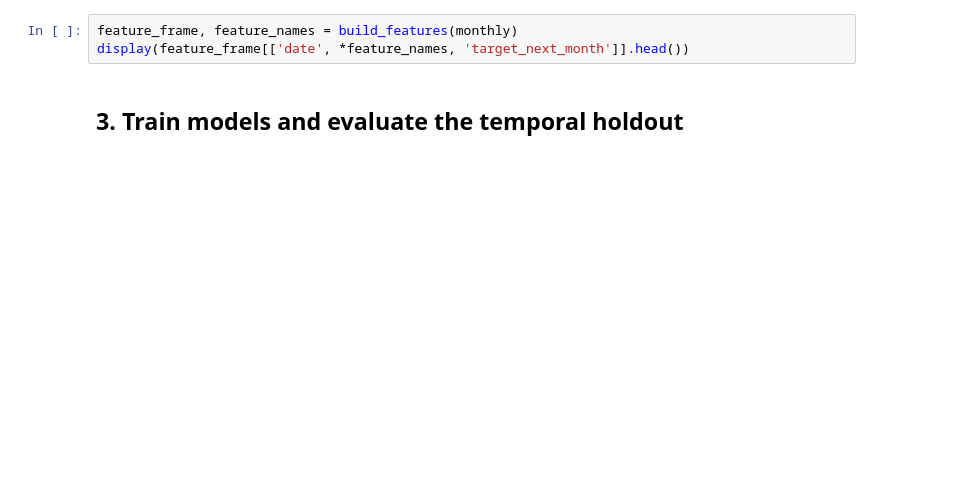
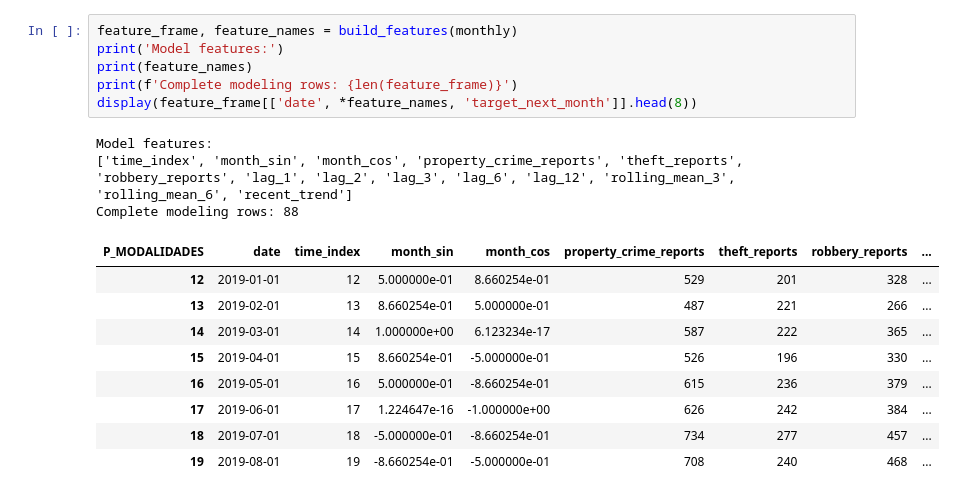
Before and after one commit to enriquehuamanisi92/Huamani-Uriarte-Enrique-Lee, a Jupyter notebook: 05_pipeline/notebook.ipynb, the cells around one changed output. Saved outputs shown, nothing was run; the diff lists cells and outputs as text; blank space fills up the shorter version.

```diff
--- a/05_pipeline/notebook.ipynb
+++ b/05_pipeline/notebook.ipynb
@@ -23,5 +152,19 @@ print('Property-crime reports:', int(monthly.property_crime_reports.sum()))
 # %%
 feature_frame, feature_names = build_features(monthly)
-display(feature_frame[['date', *feature_names, 'target_next_month']].head())
+print('Model features:')
+print(feature_names)
+print(f'Complete modeling rows: {len(feature_frame)}')
+display(feature_frame[['date', *feature_names, 'target_next_month']].head(8))
+# %% [output]
+Model features:
+['time_index', 'month_sin', 'month_cos', 'property_crime_reports', 'theft_reports', 'robbery_reports', 'lag_1', 'lag_2', 'lag_3', 'lag_6', 'lag_12', 'rolling_mean_3', 'rolling_mean_6', 'recent_trend']
+Complete modeling rows: 88
+| P_MODALIDADES | date | time_index | month_sin | month_cos | property_crime_reports | theft_reports | robbery_reports | ... |
+| 12 | 2019-01-01 | 12 | 5.000000e-01 | 8.660254e-01 | 529 | 201 | 328 | ... |
+| 13 | 2019-02-01 | 13 | 8.660254e-01 | 5.000000e-01 | 487 | 221 | 266 | ... |
+| 14 | 2019-03-01 | 14 | 1.000000e+00 | 6.123234e-17 | 587 | 222 | 365 | ... |
+| 15 | 2019-04-01 | 15 | 8.660254e-01 | -5.000000e-01 | 526 | 196 | 330 | ... |
+| 16 | 2019-05-01 | 16 | 5.000000e-01 | -8.660254e-01 | 615 | 236 | 379 | ... |
+| 17 | 2019-06-01 | 17 | 1.224647e-16 | -1.000000e+00 | 626 | 242 | 384 | ... |
+| 18 | 2019-07-01 | 18 | -5.000000e-01 | -8.660254e-01 | 734 | 277 | 457 | ... |
+| 19 | 2019-08-01 | 19 | -8.660254e-01 | -5.000000e-01 | 708 | 240 | 468 | ... |
-# %% [markdown]
-## 3. Train models and evaluate the temporal holdout
```
Also changed, not shown: parts of 32 cells of this notebook.
